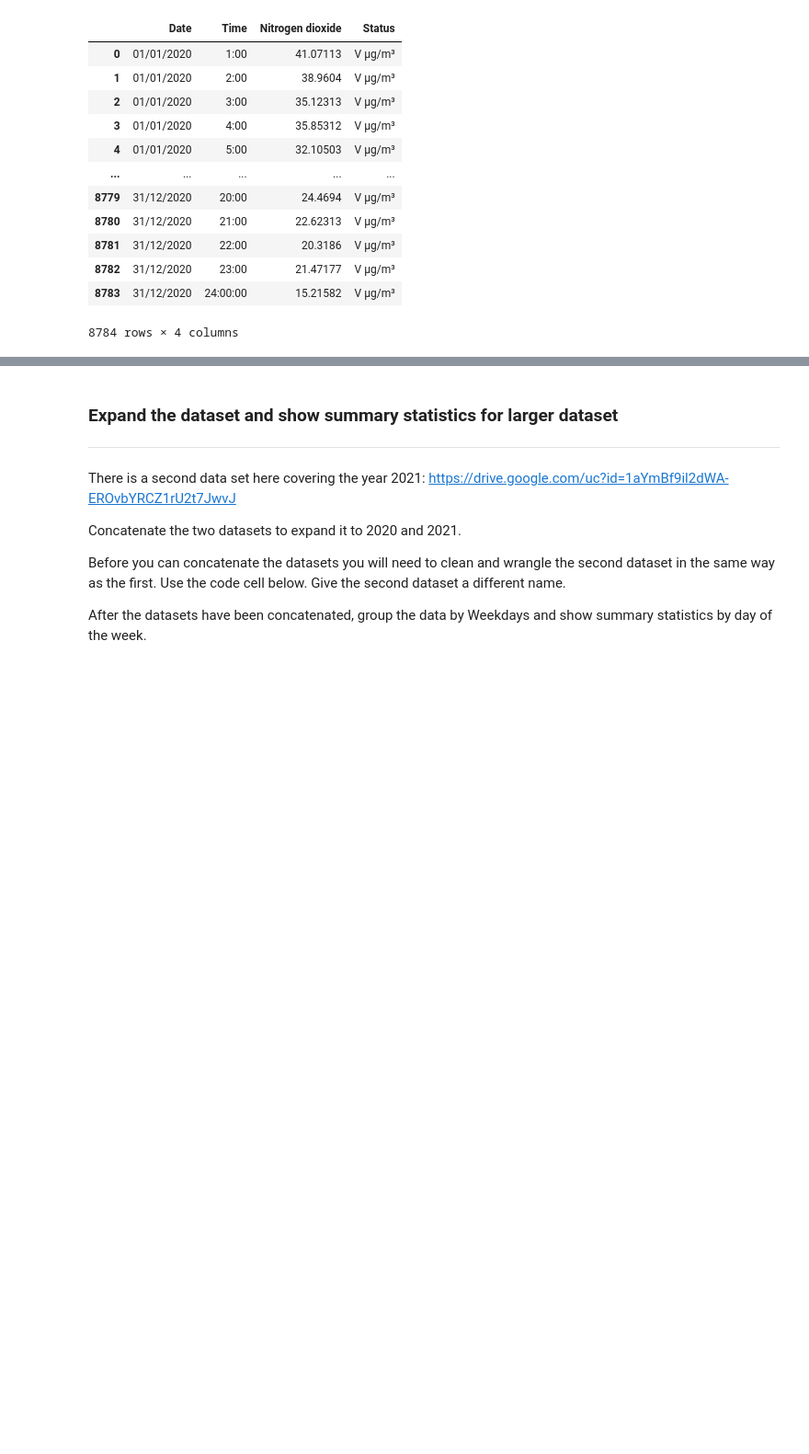
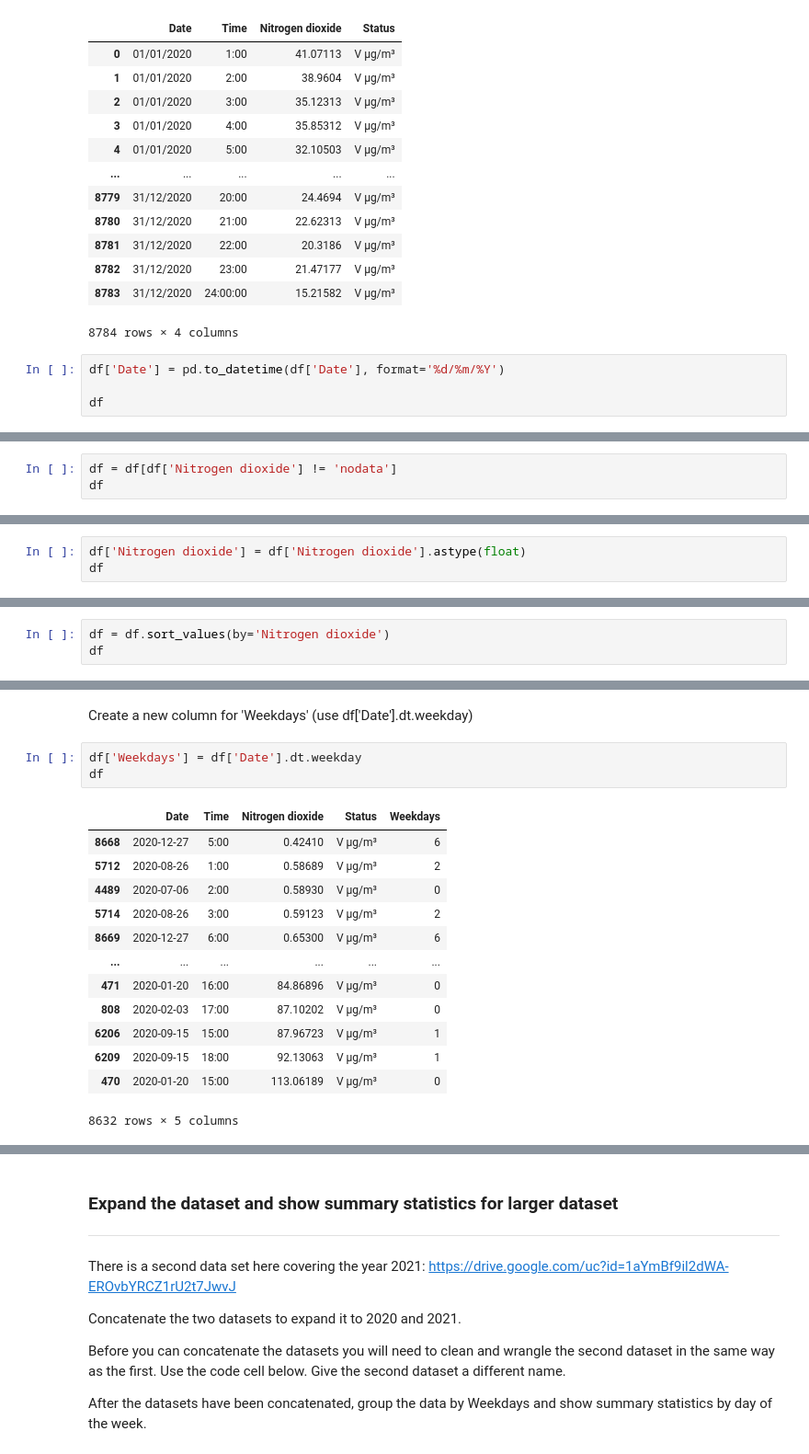
Before and after one commit to ind222/python-fundamentals, a Jupyter notebook: Worksheets/Air_quality_mini_project.ipynb, the cells around one changed output, grey strips where cells are left out. Shown: that part at 92% size. Drawn from its saved outputs; the diff is of its cells as text; blank space fills up the shorter version.

```diff
--- a/Worksheets/Air_quality_mini_project.ipynb
+++ b/Worksheets/Air_quality_mini_project.ipynb
@@ -65,3 +65,7 @@ new_df
 | 8782 | 31/12/2020 | 23:00 | 21.47177 | V µg/m³ |
 | 8783 | 31/12/2020 | 24:00:00 | 15.21582 | V µg/m³ |
 8784 rows × 4 columns
+# %%
+df['Date'] = pd.to_datetime(df['Date'], format='%d/%m/%Y')
+
+df
@@ -67,0 +90,3 @@ new_df
+# %%
+df = df[df['Nitrogen dioxide'] != 'nodata']
+df
@@ -67,0 +109,3 @@ new_df
+# %%
+df['Nitrogen dioxide'] = df['Nitrogen dioxide'].astype(float)
+df
@@ -67,0 +128,3 @@ new_df
+# %%
+df = df.sort_values(by='Nitrogen dioxide')
+df
@@ -67,0 +145,19 @@ new_df
+# %% [markdown]
+Create a new column for 'Weekdays' (use df['Date'].dt.weekday)
+# %%
+df['Weekdays'] = df['Date'].dt.weekday
+df
+# %% [output]
+|  | Date | Time | Nitrogen dioxide | Status | Weekdays |
+| 8668 | 2020-12-27 | 5:00 | 0.42410 | V µg/m³ | 6 |
+| 5712 | 2020-08-26 | 1:00 | 0.58689 | V µg/m³ | 2 |
+| 4489 | 2020-07-06 | 2:00 | 0.58930 | V µg/m³ | 0 |
+| 5714 | 2020-08-26 | 3:00 | 0.59123 | V µg/m³ | 2 |
+| 8669 | 2020-12-27 | 6:00 | 0.65300 | V µg/m³ | 6 |
+| ... | ... | ... | ... | ... | ... |
+| 471 | 2020-01-20 | 16:00 | 84.86896 | V µg/m³ | 0 |
+| 808 | 2020-02-03 | 17:00 | 87.10202 | V µg/m³ | 0 |
+| 6206 | 2020-09-15 | 15:00 | 87.96723 | V µg/m³ | 1 |
+| 6209 | 2020-09-15 | 18:00 | 92.13063 | V µg/m³ | 1 |
+| 470 | 2020-01-20 | 15:00 | 113.06189 | V µg/m³ | 0 |
+8632 rows × 5 columns
```
Also changed, not shown: parts of 13 cells of this notebook.
